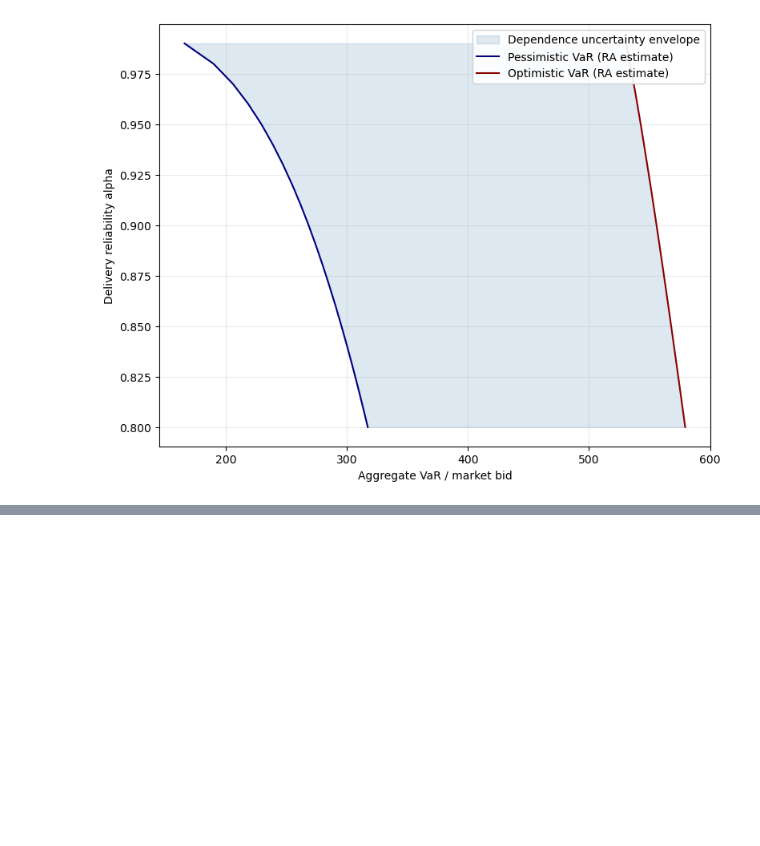
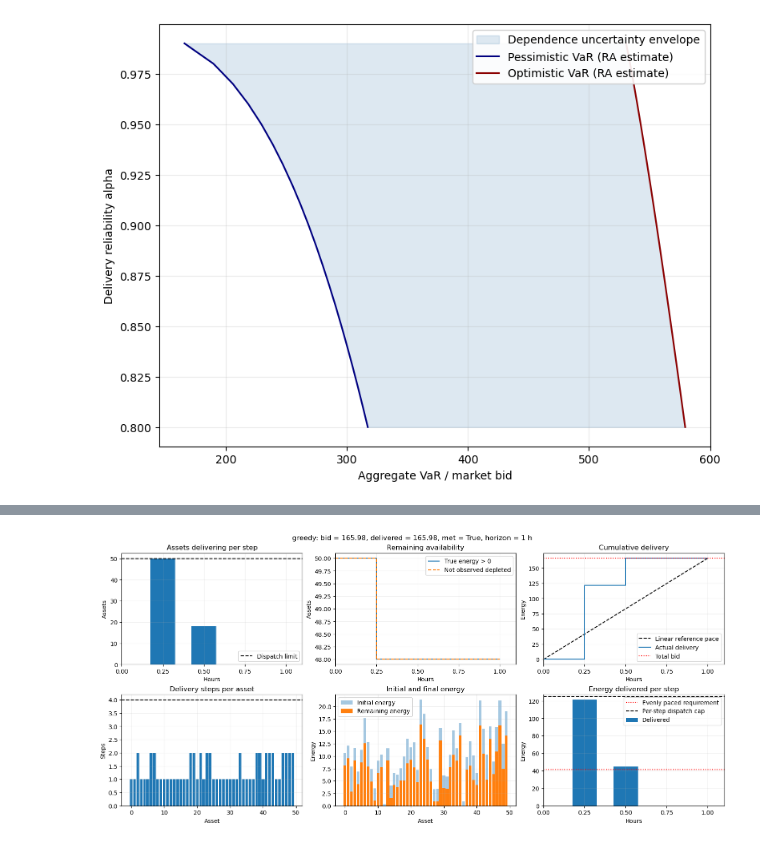
Before and after one commit to manishat9096/Aggregation-Disaggregation-Policy, a Jupyter notebook: code/Case7_policy.ipynb, the cells around one changed output, grey strips where cells are left out. Saved outputs shown, nothing was run; the diff lists cells and outputs as text; code cells hidden in the pictures; blank space fills up the shorter version.

```diff
--- a/code/Case7_policy.ipynb
+++ b/code/Case7_policy.ipynb
@@ -212,0 +214,5 @@ trace = plot_run(proportional, b, e0[r], info, dt)
+# %%
+r = 0; b = float(bs[0])
+trace = plot_run(greedy, b, e0[r], info, dt)
+# %% [output]
+[figure, added]
```
Also changed, not shown: parts of 3 cells of this notebook, 1 other file.
